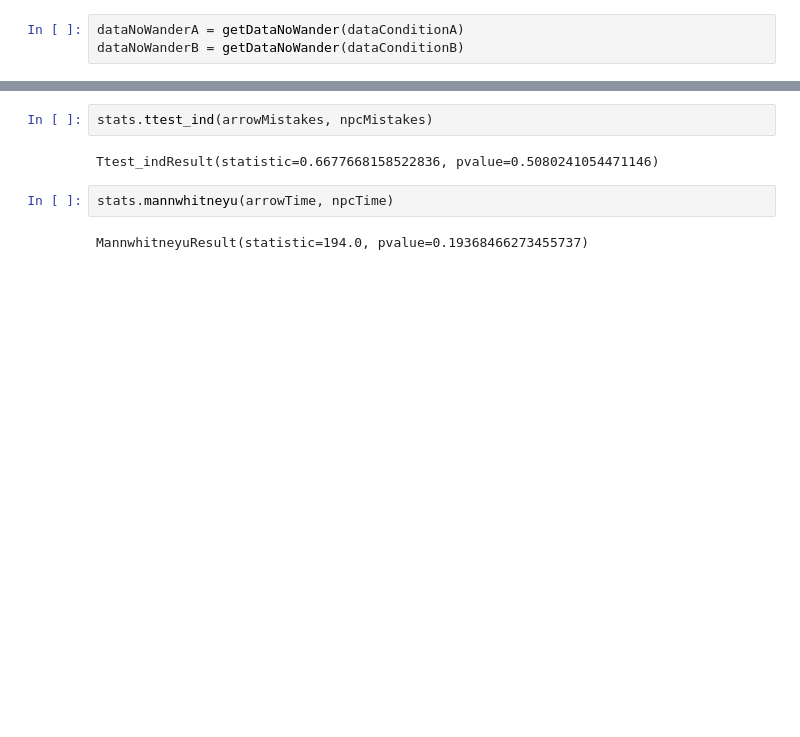
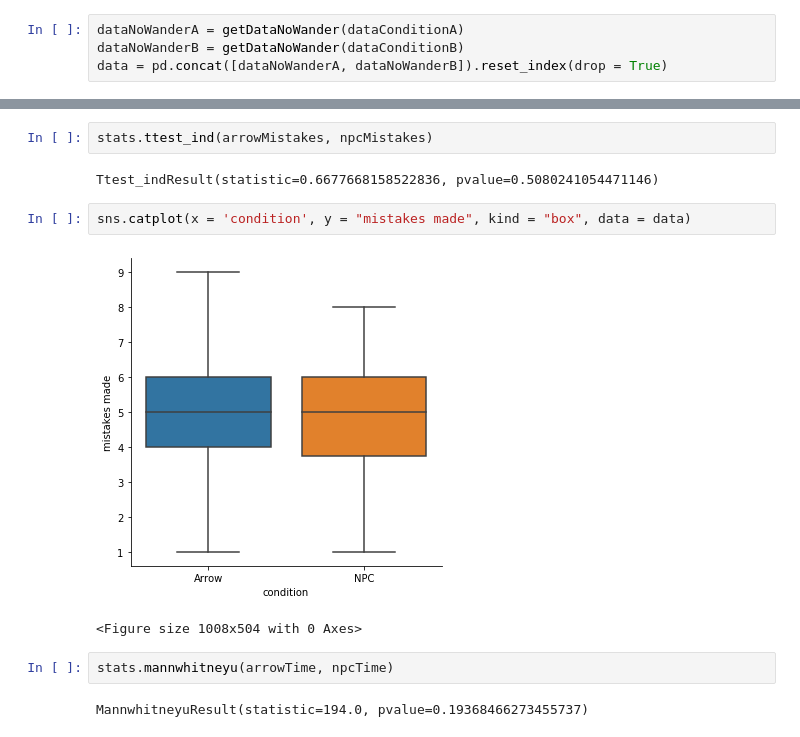
Before and after one commit to latedude2/P5-data-analysis, a Jupyter notebook: P5_result_analysis_for_least_wondered.ipynb, the cells around one changed output, grey strips where cells are left out. Cells and saved outputs as stored; diff of their text form; blank space fills up the shorter version.

```diff
--- a/P5_result_analysis_for_least_wondered.ipynb
+++ b/P5_result_analysis_for_least_wondered.ipynb
@@ -31,3 +51,4 @@ def getDataNoWander(conditionData):
 # %%
 dataNoWanderA = getDataNoWander(dataConditionA)
 dataNoWanderB = getDataNoWander(dataConditionB)
+data = pd.concat([dataNoWanderA, dataNoWanderB]).reset_index(drop = True)
@@ -168,6 +185,11 @@ Ttest_indResult(statistic=0.7247126659799856, pvalue=0.4727441181504104)
 stats.ttest_ind(arrowMistakes, npcMistakes)
 # %% [output]
 Ttest_indResult(statistic=0.6677668158522836, pvalue=0.5080241054471146)
+# %%
+sns.catplot(x = 'condition', y = "mistakes made", kind = "box", data = data)
+# %% [output]
+[figure, added]
+<Figure size 1008x504 with 0 Axes>
 # %%
 stats.mannwhitneyu(arrowTime, npcTime)
 # %% [output]
```
Also changed, not shown: parts of 11 cells of this notebook.
